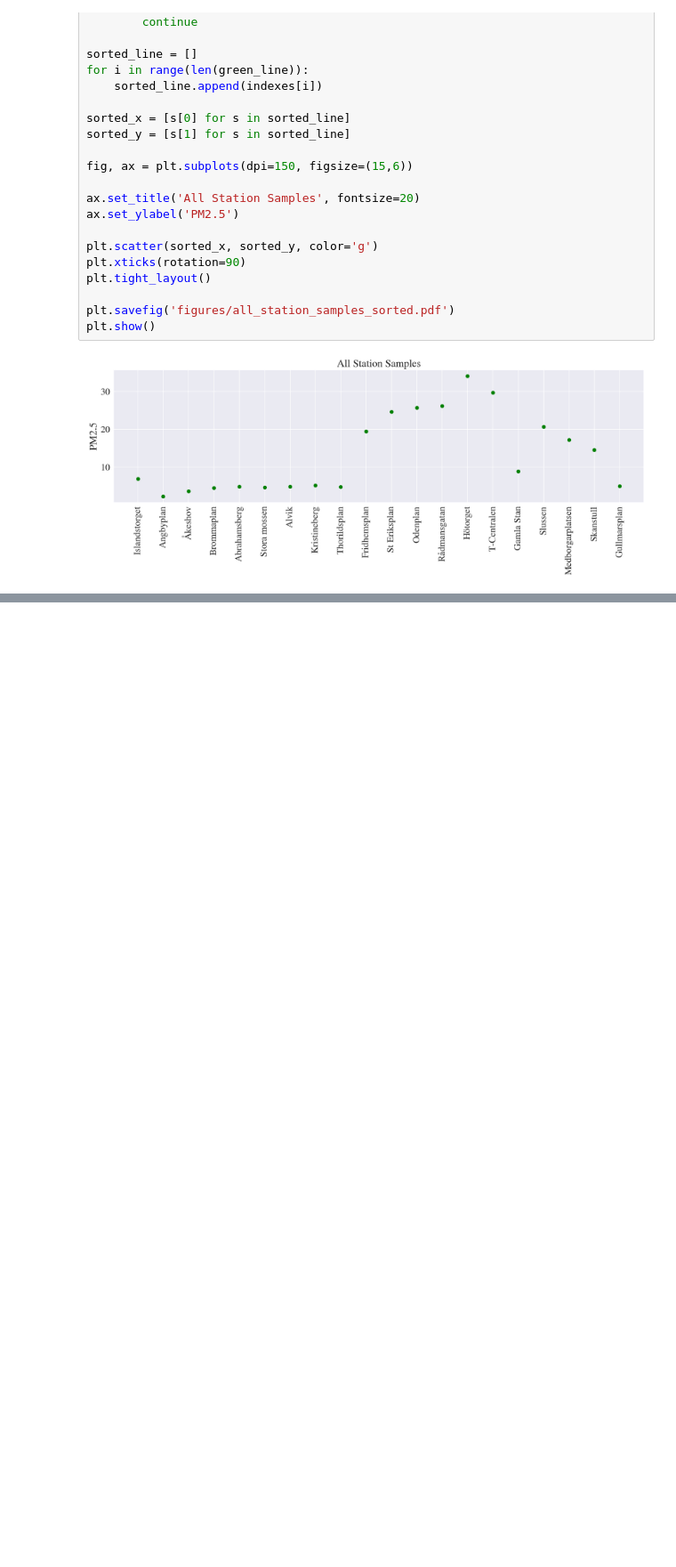
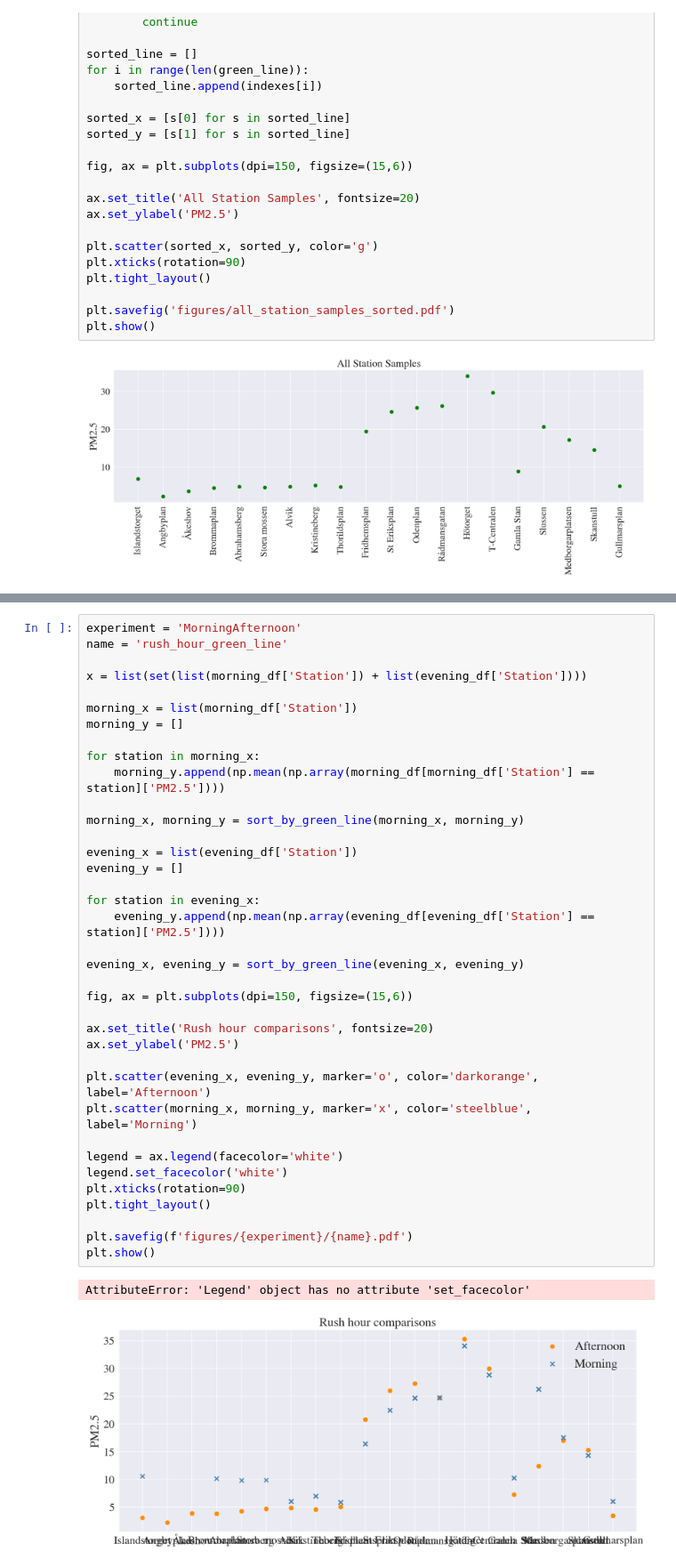
Before and after one commit to aliceheiman/air-pollution-stockholm-subway, a Jupyter notebook: algorithm1.ipynb, the cells around one changed output, grey strips where cells are left out. Shown at 89% size. Cells and saved outputs as stored; diff of their text form; blank space fills up the shorter version.

Commit message:
add facecolor legend

```diff
--- a/algorithm1.ipynb
+++ b/algorithm1.ipynb
@@ -393,0 +394,40 @@ plt.show()
+# %%
+experiment = 'MorningAfternoon'
+name = 'rush_hour_green_line'
+
+x = list(set(list(morning_df['Station']) + list(evening_df['Station'])))
+
+morning_x = list(morning_df['Station'])
+morning_y = []
+
+for station in morning_x:
+    morning_y.append(np.mean(np.array(morning_df[morning_df['Station'] == station]['PM2.5'])))
+
+morning_x, morning_y = sort_by_green_line(morning_x, morning_y)
+
+evening_x = list(evening_df['Station'])
+evening_y = []
+
+for station in evening_x:
+    evening_y.append(np.mean(np.array(evening_df[evening_df['Station'] == station]['PM2.5'])))
+
+evening_x, evening_y = sort_by_green_line(evening_x, evening_y)
+
+fig, ax = plt.subplots(dpi=150, figsize=(15,6))
+
+ax.set_title('Rush hour comparisons', fontsize=20)
+ax.set_ylabel('PM2.5')
+
+plt.scatter(evening_x, evening_y, marker='o', color='darkorange', label='Afternoon')
+plt.scatter(morning_x, morning_y, marker='x', color='steelblue', label='Morning')
+
+legend = ax.legend(facecolor='white')
+legend.set_facecolor('white')
+plt.xticks(rotation=90)
+plt.tight_layout()
+
+plt.savefig(f'figures/{experiment}/{name}.pdf')
+plt.show()
+# %% [output]
+AttributeError: 'Legend' object has no attribute 'set_facecolor'
+[figure, added]
```
Also changed, not shown: parts of 10 cells of this notebook, 1 other file.
